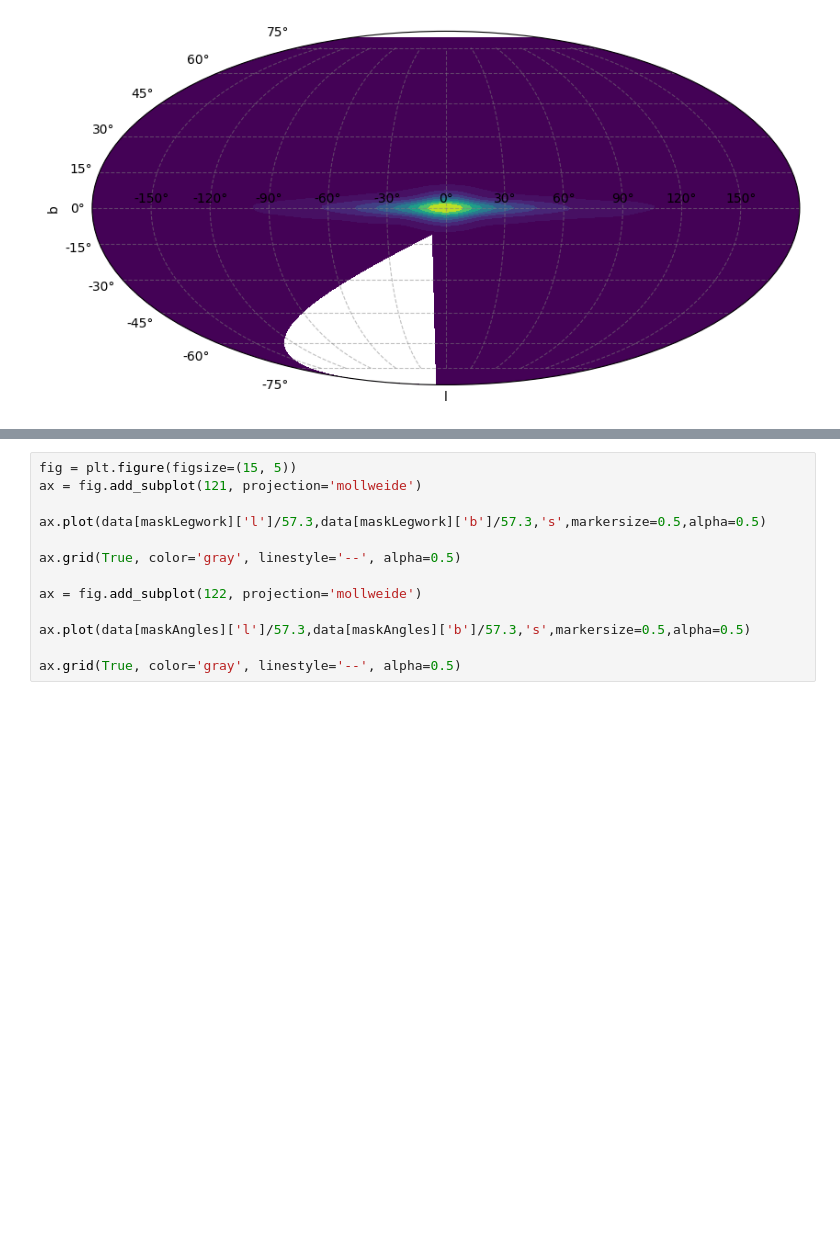
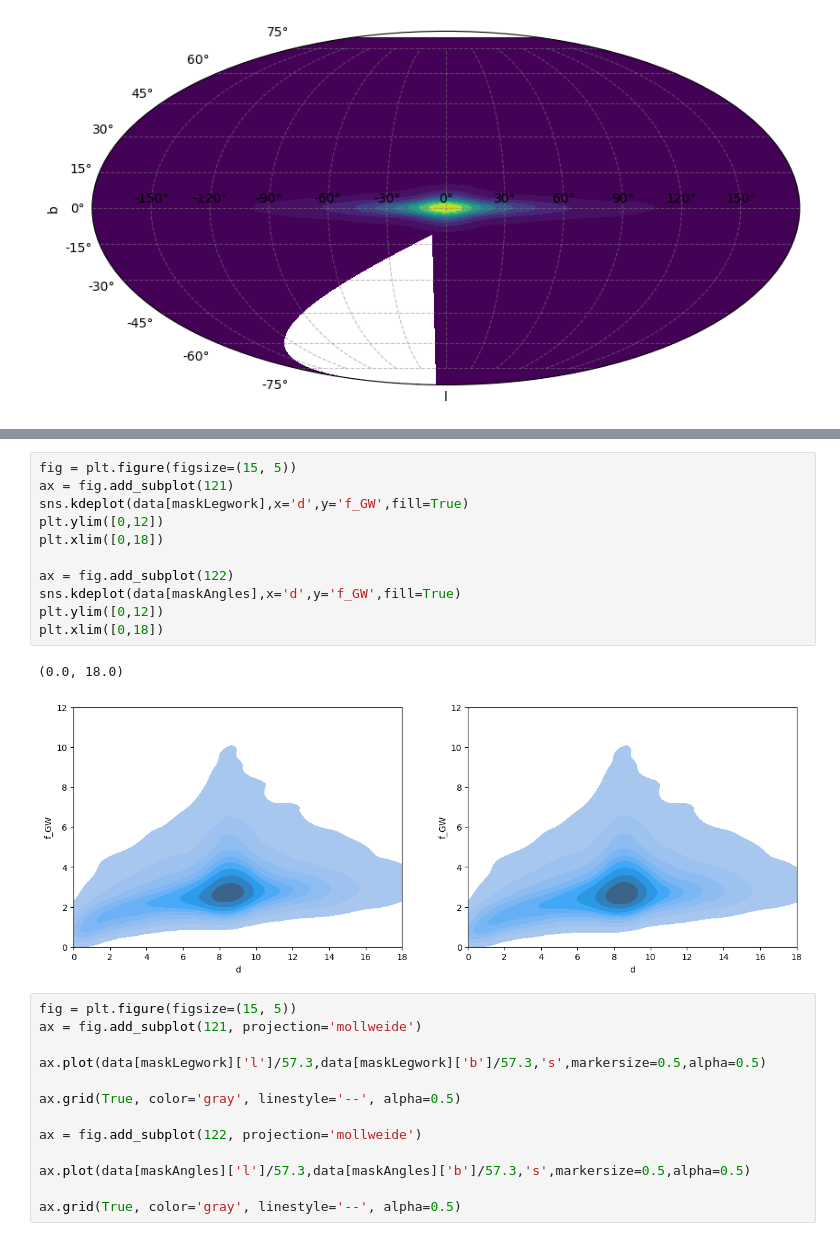
Before and after one commit to nelemans/LISA_GB_population, a Jupyter notebook: LISA_community_day_populations.ipynb, the cells around one changed output, grey strips where cells are left out. Drawn from its saved outputs; the diff is of its cells as text; blank space fills up the shorter version.

```diff
--- a/LISA_community_day_populations.ipynb
+++ b/LISA_community_day_populations.ipynb
@@ -444,3 +474,17 @@ plt.ylim([0,12])
+# %%
+fig = plt.figure(figsize=(15, 5))
+ax = fig.add_subplot(121)
+sns.kdeplot(data[maskLegwork],x='d',y='f_GW',fill=True)
+plt.ylim([0,12])
+plt.xlim([0,18])
+
+ax = fig.add_subplot(122)
+sns.kdeplot(data[maskAngles],x='d',y='f_GW',fill=True)
+plt.ylim([0,12])
+plt.xlim([0,18])
+# %% [output]
+(0.0, 18.0)
+[figure, added]
 # %%
 fig = plt.figure(figsize=(15, 5))
 ax = fig.add_subplot(121, projection='mollweide')
```
Also changed, not shown: parts of 9 cells of this notebook.
